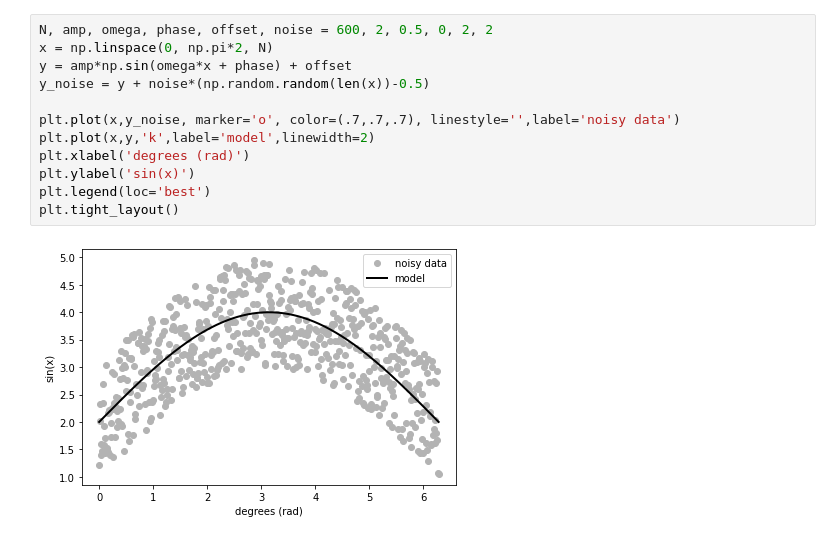
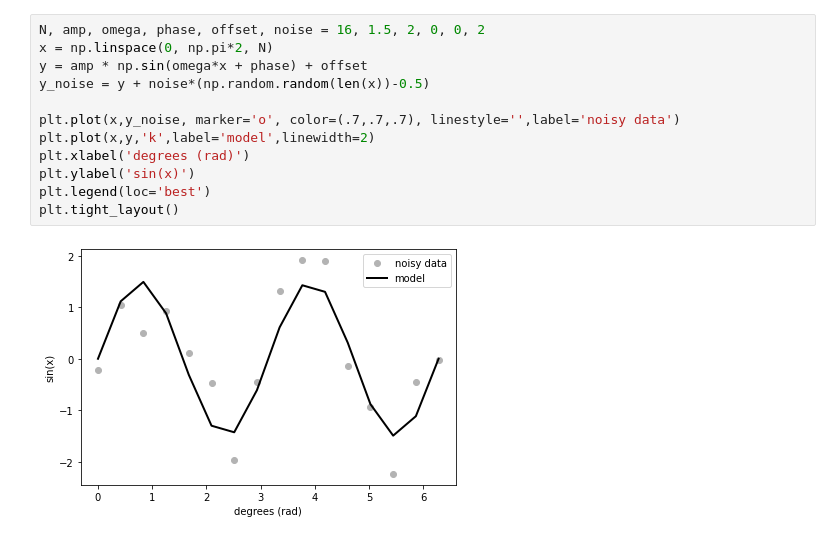
Before and after one commit to mmdrahmani/python-for-neuroscience, a Jupyter notebook: tutorial_01_sine_fit.ipynb, the cells around one changed output. Drawn from its saved outputs; the diff is of its cells as text.

```diff
--- a/tutorial_01_sine_fit.ipynb
+++ b/tutorial_01_sine_fit.ipynb
@@ -19,14 +37,14 @@ plt.tight_layout()
 # %%
-N, amp, omega, phase, offset, noise = 600, 2, 0.5, 0, 2, 2
+N, amp, omega, phase, offset, noise = 16, 1.5, 2, 0, 0, 2
 x = np.linspace(0, np.pi*2, N)
-y = amp*np.sin(omega*x + phase) + offset
+y = amp * np.sin(omega*x + phase) + offset
 y_noise = y + noise*(np.random.random(len(x))-0.5)
 
 plt.plot(x,y_noise, marker='o', color=(.7,.7,.7), linestyle='',label='noisy data')
 plt.plot(x,y,'k',label='model',linewidth=2)
 plt.xlabel('degrees (rad)')
 plt.ylabel('sin(x)')
 plt.legend(loc='best')
 plt.tight_layout()
 # %% [output]
-[figure, old version]
+[figure, new version]
```
Also changed, not shown: parts of 17 cells of this notebook.
